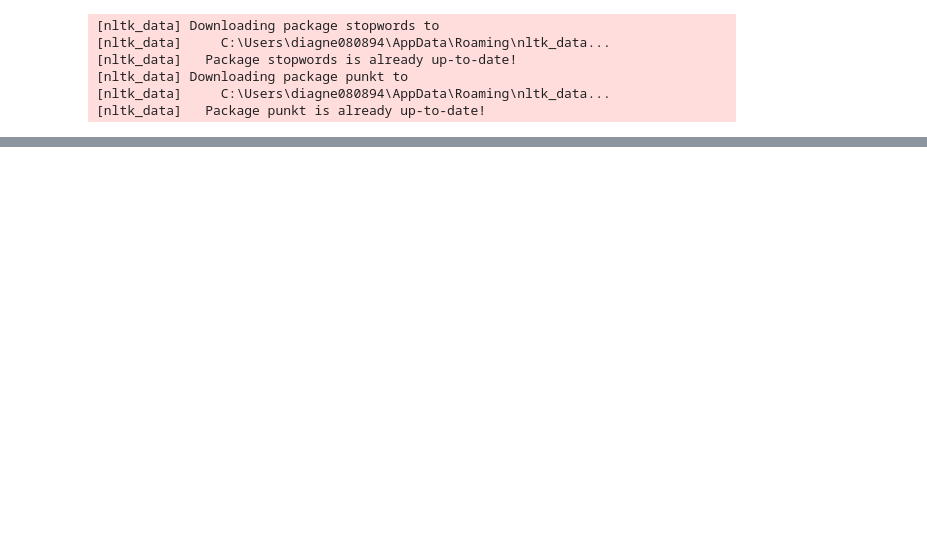
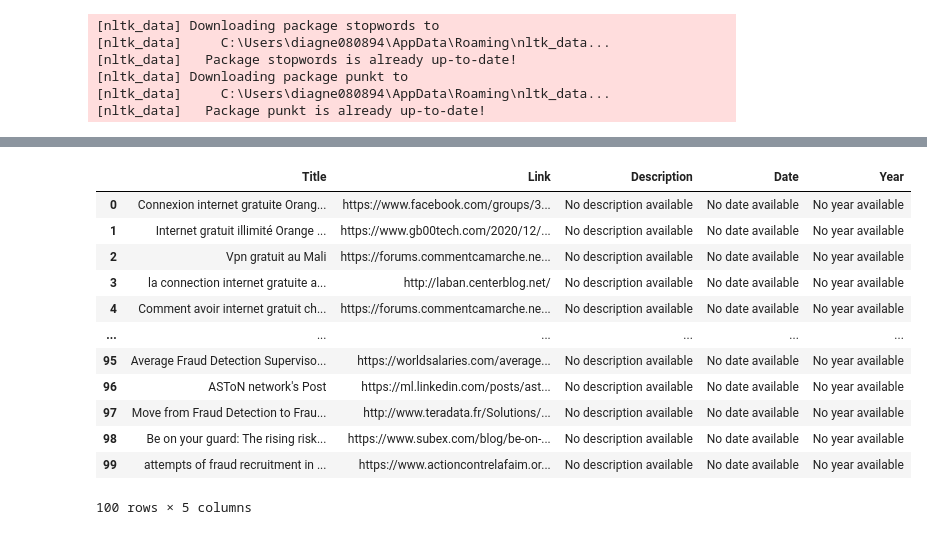
Before and after one commit to elhdiagne3/FraudData_scraping, a Jupyter notebook: google.ipynb, the cells around one changed output, grey strips where cells are left out. Saved outputs shown, nothing was run; the diff lists cells and outputs as text; code cells hidden in the pictures; blank space fills up the shorter version.

```diff
--- a/google.ipynb
+++ b/google.ipynb
@@ -6,0 +90,35 @@ header={'User-Agent':'Mozilla/5.0 (Windows NT 10.0; Win64; x64) AppleWebKit/537.
+# %%
+import requests
+import pandas as pd
+from bs4 import BeautifulSoup
+
+queries = [
+    'forfait+gratuit+Mali+vpn',
+    'vpn+mali',
+    'anonytune_mali',
+    'yourFreedom+orange',
+    'internet_free+mali',
+    'host_orangemali',
+    'forfait+illimité+mali',
+    'connexion+gratuit+mali',
+    'tunnel+orange+Mali',
+    'pasdeforfaitinternetorange',
+    'apn+mali',
+    'fraud+data+mali'
+]
+
+all_results = []
+
+for query in queries:
+    url = f'https://www.google.com/search?q={query}'
+    headers = {
+        'User-Agent': 'Mozilla/5.0 (Windows NT 10.0; Win64; x64) AppleWebKit/537.36 (KHTML, like Gecko) Chrome/74.0.3729.169 Safari/537.36'
+    }
+    response = requests.get(url, headers=headers)
+
+    if response.status_code == 200:
+        soup = BeautifulSoup(response.content, 'html.parser')
+        results = []
+        for i in soup.findAll('time'):
+            if i.has_attr('datetime'):
+                print(i['datetime'])
@@ -19,7 +145,7 @@ for query in [
     'forfait+illimité+mali',
     'connexion+gratuit+mali',
     'tunnel+orange+Mali',
-    'pasdeforfaitinternetorange'
+    'pasdeforfaitinternetorange', 'apn+mali', 'fraud+data+mali'
 ] :
     url = f'https://www.google.com/search?q={query}'
     header={'User-Agent':'Mozilla/5.0 (Windows NT 10.0; Win64; x64) AppleWebKit/537.36 (KHTML, like Gecko) Chrome/74.0.3729.169 Safari/537.36'}
@@ -63,7 +189,7 @@ queries = [
     'forfait+illimité+mali',
     'connexion+gratuit+mali',
     'tunnel+orange+Mali',
-    'pasdeforfaitinternetorange'
+     'pasdeforfaitinternetorange', 'apn+mali', 'fraud+data+mali'
 ]
 
 all_results = []
@@ -251,0 +383,16 @@ title_x = 0.4
+# %%
+df
+# %% [output]
+|  | Title | Link | Description | Date | Year |
+| 0 | Connexion internet gratuite Orang... | https://www.facebook.com/groups/3... | No description available | No date available | No year available |
+| 1 | Internet gratuit illimité Orange ... | https://www.gb00tech.com/2020/12/... | No description available | No date available | No year available |
+| 2 | Vpn gratuit au Mali | https://forums.commentcamarche.ne... | No description available | No date available | No year available |
+| 3 | la connection internet gratuite a... | http://laban.centerblog.net/ | No description available | No date available | No year available |
+| 4 | Comment avoir internet gratuit ch... | https://forums.commentcamarche.ne... | No description available | No date available | No year available |
+| ... | ... | ... | ... | ... | ... |
+| 95 | Average Fraud Detection Superviso... | https://worldsalaries.com/average... | No description available | No date available | No year available |
+| 96 | ASToN network's Post | https://ml.linkedin.com/posts/ast... | No description available | No date available | No year available |
+| 97 | Move from Fraud Detection to Frau... | http://www.teradata.fr/Solutions/... | No description available | No date available | No year available |
+| 98 | Be on your guard: The rising risk... | https://www.subex.com/blog/be-on-... | No description available | No date available | No year available |
+| 99 | attempts of fraud recruitment in ... | https://www.actioncontrelafaim.or... | No description available | No date available | No year available |
+100 rows × 5 columns
```
Also changed, not shown: parts of 9 cells of this notebook, 4 other files.
